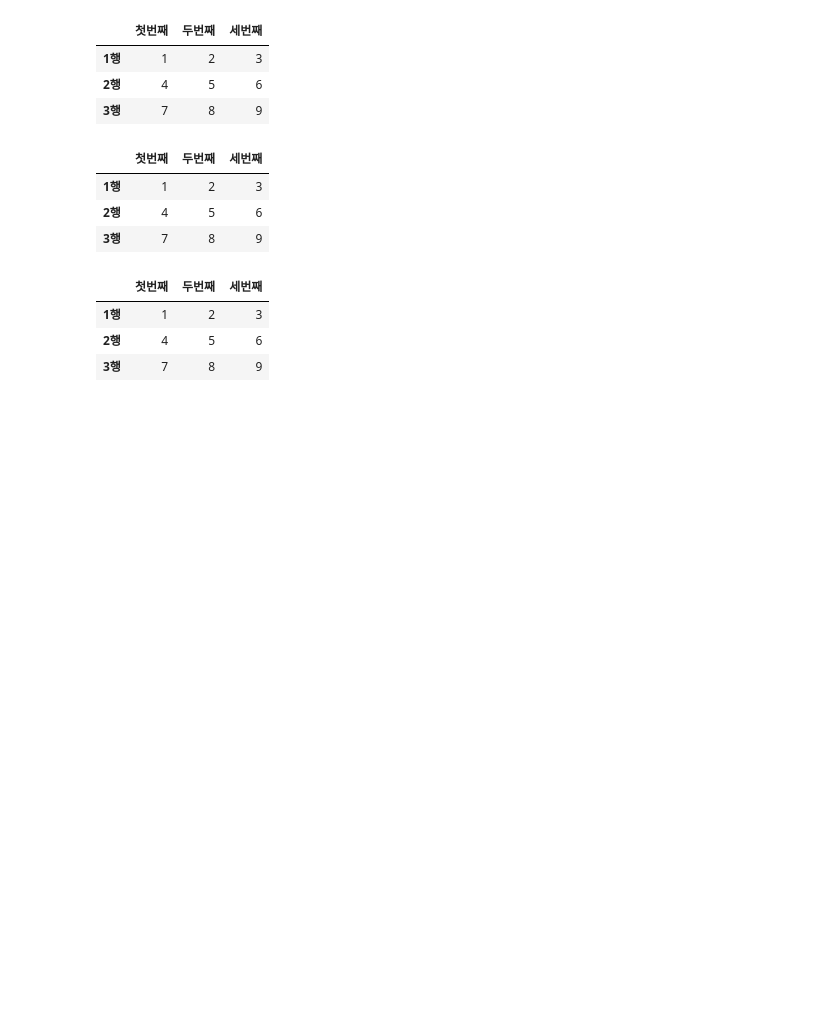
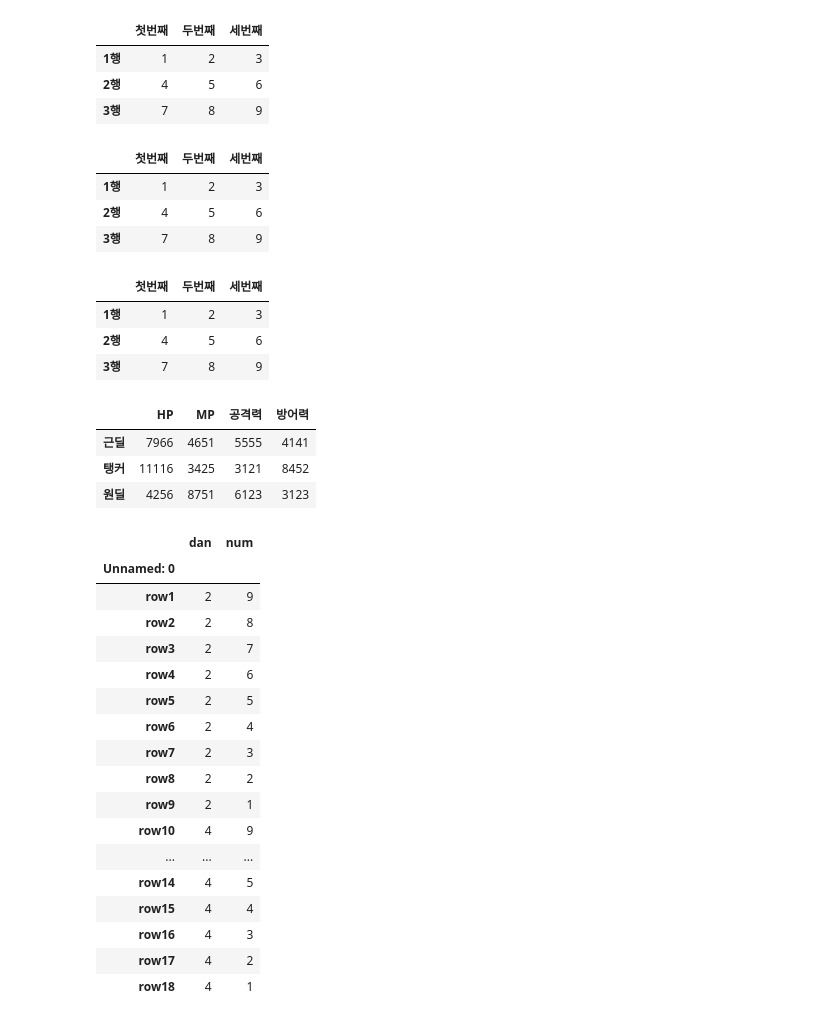
Before and after one commit to HelenHam/PythonStudy, a Jupyter notebook: Study12.ipynb, the cells around one changed output. Cells and saved outputs as stored; diff of their text form; code cells hidden in the pictures; blank space fills up the shorter version.

```diff
--- a/Study12.ipynb
+++ b/Study12.ipynb
@@ -105,3 +105,43 @@ pd.DataFrame(arr, index=idx, columns=col)
 | 1행 | 1 | 2 | 3 |
 | 2행 | 4 | 5 | 6 |
 | 3행 | 7 | 8 | 9 |
+# %%
+arr1 = [
+    {'HP':7966, 'MP':4651, '공격력':5555, '방어력':4141},
+    {'HP':11116, 'MP':3425, '공격력':3121, '방어력':8452},
+    {'HP':4256, 'MP':8751, '공격력':6123, '방어력':3123}
+]
+
+캐릭터명 = ['근딜', '탱커', '원딜']
+
+pd.DataFrame(arr1, index=캐릭터명)
+# %% [output]
+|  | HP | MP | 공격력 | 방어력 |
+| 근딜 | 7966 | 4651 | 5555 | 4141 |
+| 탱커 | 11116 | 3425 | 3121 | 8452 |
+| 원딜 | 4256 | 8751 | 6123 | 3123 |
+# %%
+df = pd.read_csv("q.csv")
+idx = df['Unnamed: 0']
+df = df.reset_index(drop=True).drop(columns=['Unnamed: 0'])
+df.index = idx
+df
+# %% [output]
+|  | dan | num |
+| Unnamed: 0 |  |  |
+| row1 | 2 | 9 |
+| row2 | 2 | 8 |
+| row3 | 2 | 7 |
+| row4 | 2 | 6 |
+| row5 | 2 | 5 |
+| row6 | 2 | 4 |
+| row7 | 2 | 3 |
+| row8 | 2 | 2 |
+| row9 | 2 | 1 |
+| row10 | 4 | 9 |
+| ... | ... | ... |
+| row14 | 4 | 5 |
+| row15 | 4 | 4 |
+| row16 | 4 | 3 |
+| row17 | 4 | 2 |
+| row18 | 4 | 1 |
```
Also changed, not shown: parts of 1 cell of this notebook, 2 other files.
